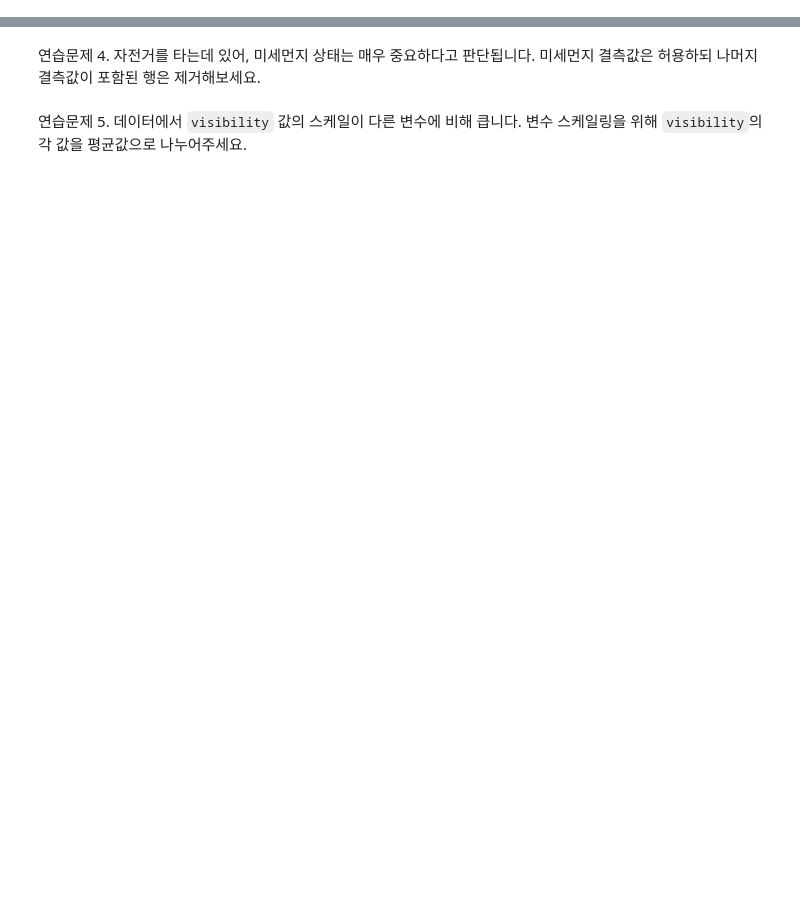
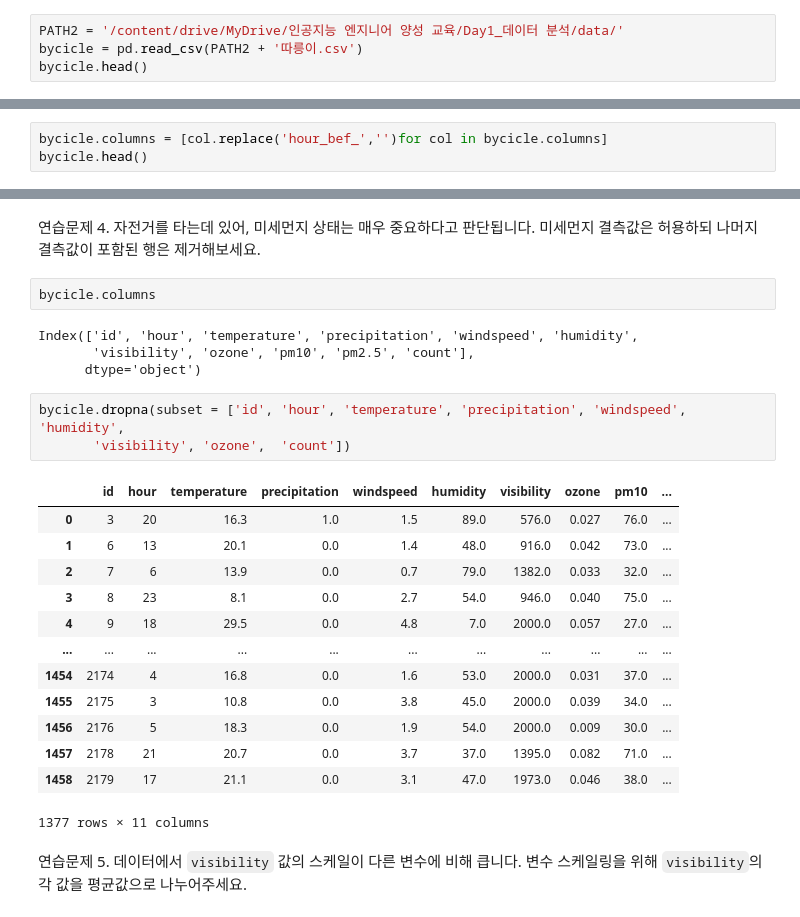
Before and after one commit to Young4424/ML_DL_practice, a Jupyter notebook: 02_데이터프레임의_이해와_처리.ipynb, the cells around one changed output, grey strips where cells are left out. Saved outputs shown, nothing was run; the diff lists cells and outputs as text; blank space fills up the shorter version.

```diff
--- a/02_데이터프레임의_이해와_처리.ipynb
+++ b/02_데이터프레임의_이해와_처리.ipynb
@@ -1277,3 +1277,7 @@ Name: director_name, Length: 4814, dtype: object
     - pm10 : 미세먼지(머리카락 굵기의 1/5에서 1/7 크기의 미세먼지)
     - pm2.5 : 미세먼지(머리카락 굵기의 1/20에서 1/30 크기의 미세먼지)
     - count : 시간에 따른 따릉이 대여 수
+# %%
+PATH2 = '/content/drive/MyDrive/인공지능 엔지니어 양성 교육/Day1_데이터 분석/data/'
+bycicle = pd.read_csv(PATH2 + '따릉이.csv')
+bycicle.head()
@@ -1280,2 +1291,5 @@ Name: director_name, Length: 4814, dtype: object
 # %% [markdown]
 연습문제 1. 데이터의 컬럼명에서 `hour_bef_` 문자열은 모두 제거해보세요.
+# %%
+bycicle.columns = [col.replace('hour_bef_','')for col in bycicle.columns]
+bycicle.head()
@@ -1286,4 +1337,27 @@ Name: director_name, Length: 4814, dtype: object
 # %% [markdown]
 연습문제 4. 자전거를 타는데 있어, 미세먼지 상태는 매우 중요하다고 판단됩니다. 미세먼지 결측값은 허용하되 나머지 결측값이 포함된 행은 제거해보세요.
+# %%
+bycicle.columns
+# %% [output]
+Index(['id', 'hour', 'temperature', 'precipitation', 'windspeed', 'humidity',
+       'visibility', 'ozone', 'pm10', 'pm2.5', 'count'],
+      dtype='object')
+# %%
+bycicle.dropna(subset = ['id', 'hour', 'temperature', 'precipitation', 'windspeed', 'humidity',
+       'visibility', 'ozone',  'count'])
+# %% [output]
+|  | id | hour | temperature | precipitation | windspeed | humidity | visibility | ozone | pm10 | ... |
+| 0 | 3 | 20 | 16.3 | 1.0 | 1.5 | 89.0 | 576.0 | 0.027 | 76.0 | ... |
+| 1 | 6 | 13 | 20.1 | 0.0 | 1.4 | 48.0 | 916.0 | 0.042 | 73.0 | ... |
+| 2 | 7 | 6 | 13.9 | 0.0 | 0.7 | 79.0 | 1382.0 | 0.033 | 32.0 | ... |
+| 3 | 8 | 23 | 8.1 | 0.0 | 2.7 | 54.0 | 946.0 | 0.040 | 75.0 | ... |
+| 4 | 9 | 18 | 29.5 | 0.0 | 4.8 | 7.0 | 2000.0 | 0.057 | 27.0 | ... |
+| ... | ... | ... | ... | ... | ... | ... | ... | ... | ... | ... |
+| 1454 | 2174 | 4 | 16.8 | 0.0 | 1.6 | 53.0 | 2000.0 | 0.031 | 37.0 | ... |
+| 1455 | 2175 | 3 | 10.8 | 0.0 | 3.8 | 45.0 | 2000.0 | 0.039 | 34.0 | ... |
+| 1456 | 2176 | 5 | 18.3 | 0.0 | 1.9 | 54.0 | 2000.0 | 0.009 | 30.0 | ... |
+| 1457 | 2178 | 21 | 20.7 | 0.0 | 3.7 | 37.0 | 1395.0 | 0.082 | 71.0 | ... |
+| 1458 | 2179 | 17 | 21.1 | 0.0 | 3.1 | 47.0 | 1973.0 | 0.046 | 38.0 | ... |
+1377 rows × 11 columns
 # %% [markdown]
 연습문제 5. 데이터에서 `visibility` 값의 스케일이 다른 변수에 비해 큽니다. 변수 스케일링을 위해 `visibility`의 각 값을 평균값으로 나누어주세요.
```
Also changed, not shown: parts of 10 cells of this notebook.
